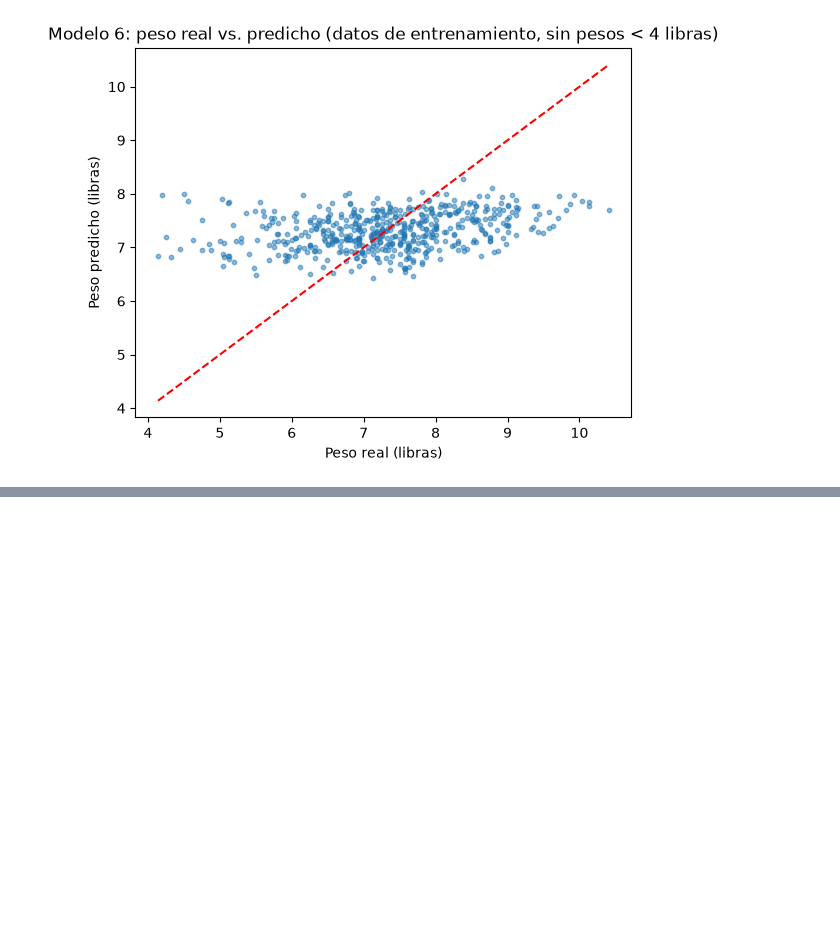
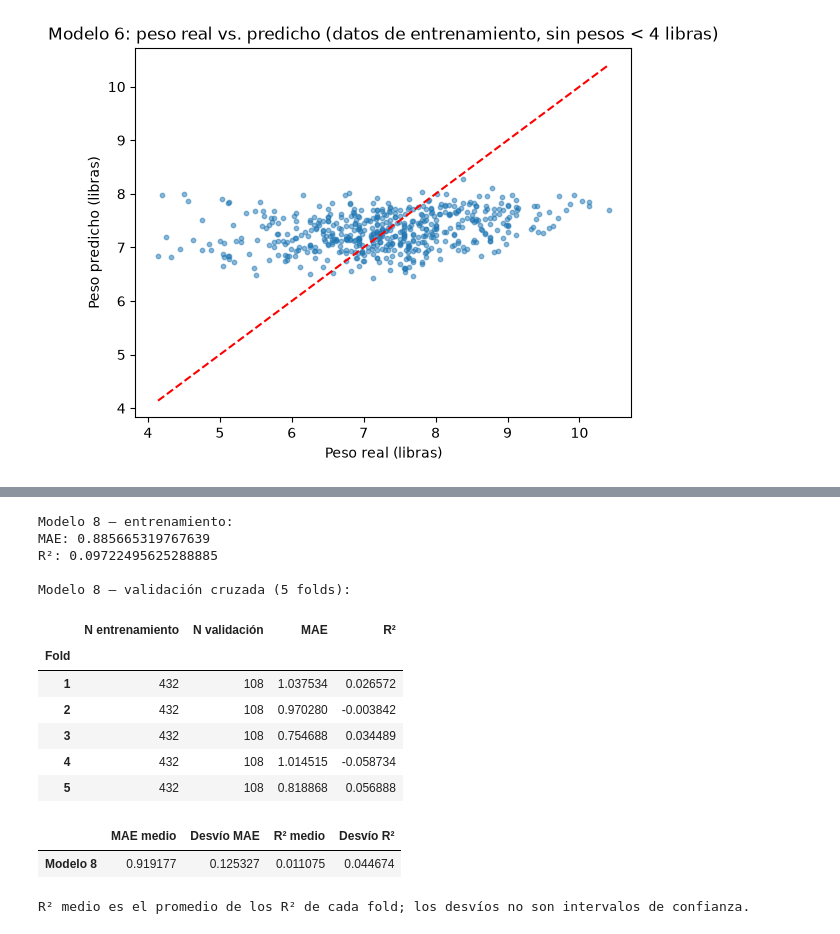
Before and after one commit to nehuenigds/LdD2026, a Jupyter notebook: TPs/TP1/TP1 ramiro.ipynb, the cells around one changed output, grey strips where cells are left out. Cells and saved outputs as stored; diff of their text form; code cells hidden in the pictures; blank space fills up the shorter version.

```diff
--- a/TPs/TP1/TP1 ramiro.ipynb
+++ b/TPs/TP1/TP1 ramiro.ipynb
@@ -875,0 +839,71 @@ plt.show()
+# %%
+# Comprobar que se conserva el split y el orden usados en el TP.
+indices_ent_m8, indices_res_m8 = train_test_split(
+    np.arange(len(predictores)), test_size=0.20, random_state=42
+)
+np.testing.assert_array_equal(X_entrenamiento.index.to_numpy(), indices_ent_m8)
+np.testing.assert_array_equal(y_entrenamiento.index.to_numpy(), indices_ent_m8)
+assert len(X_entrenamiento) == 540
+assert set(indices_ent_m8).isdisjoint(indices_res_m8)
+
+# Error de entrenamiento: se informa separado del error de validación.
+reg8 = LinearRegression()
+reg8.fit(construir_X_modelo_8(X_entrenamiento), np.array(y_entrenamiento))
+pred8_ent = reg8.predict(construir_X_modelo_8(X_entrenamiento))
+print("Modelo 8 — entrenamiento:")
+print("MAE:", mean_absolute_error(y_entrenamiento, pred8_ent))
+print("R²:", r2_score(y_entrenamiento, pred8_ent))
+
+# Los mismos 5 folds que los modelos 1–7; no se evalúa la reserva de 135 filas.
+kf8 = KFold(n_splits=5, shuffle=True, random_state=42)
+resultados_folds_m8 = []
+for fold, (idx_ent, idx_val) in enumerate(kf8.split(X_entrenamiento), start=1):
+    X_fold_ent = X_entrenamiento.iloc[idx_ent]
+    X_fold_val = X_entrenamiento.iloc[idx_val]
+    y_fold_ent = y_entrenamiento.iloc[idx_ent]
+    y_fold_val = y_entrenamiento.iloc[idx_val]
+
+    reg_fold8 = LinearRegression()
+    reg_fold8.fit(construir_X_modelo_8(X_fold_ent), np.array(y_fold_ent))
+    pred_fold8 = reg_fold8.predict(construir_X_modelo_8(X_fold_val))
+    resultados_folds_m8.append({
+        "Fold": fold,
+        "N entrenamiento": len(idx_ent),
+        "N validación": len(idx_val),
+        "MAE": mean_absolute_error(y_fold_val, pred_fold8),
+        "R²": r2_score(y_fold_val, pred_fold8),
+    })
+
+tabla_folds_m8 = pd.DataFrame(resultados_folds_m8).set_index("Fold")
+resumen_m8 = pd.DataFrame({
+    "MAE medio": [tabla_folds_m8["MAE"].mean()],
+    "Desvío MAE": [tabla_folds_m8["MAE"].std()],
+    "R² medio": [tabla_folds_m8["R²"].mean()],
+    "Desvío R²": [tabla_folds_m8["R²"].std()],
+}, index=["Modelo 8"])
+
+# Valores comprobados para estos CSV y estas particiones.
+np.testing.assert_allclose(resumen_m8.loc["Modelo 8", "MAE medio"],
+                           0.9191769722662467, atol=1e-10, rtol=0)
+np.testing.assert_allclose(resumen_m8.loc["Modelo 8", "R² medio"],
+                           0.011074550010982408, atol=1e-10, rtol=0)
+print("\nModelo 8 — validación cruzada (5 folds):")
+display(tabla_folds_m8.round(6))
+display(resumen_m8.round(6))
+print("R² medio es el promedio de los R² de cada fold; los desvíos no son intervalos de confianza.")
+# %% [output]
+Modelo 8 — entrenamiento:
+MAE: 0.885665319767639
+R²: 0.09722495625288885
+
+Modelo 8 — validación cruzada (5 folds):
+|  | N entrenamiento | N validación | MAE | R² |
+| Fold |  |  |  |  |
+| 1 | 432 | 108 | 1.037534 | 0.026572 |
+| 2 | 432 | 108 | 0.970280 | -0.003842 |
+| 3 | 432 | 108 | 0.754688 | 0.034489 |
+| 4 | 432 | 108 | 1.014515 | -0.058734 |
+| 5 | 432 | 108 | 0.818868 | 0.056888 |
+|  | MAE medio | Desvío MAE | R² medio | Desvío R² |
+| Modelo 8 | 0.919177 | 0.125327 | 0.011075 | 0.044674 |
+R² medio es el promedio de los R² de cada fold; los desvíos no son intervalos de confianza.
```
Also changed, not shown: parts of 23 cells of this notebook, 29 other files.
